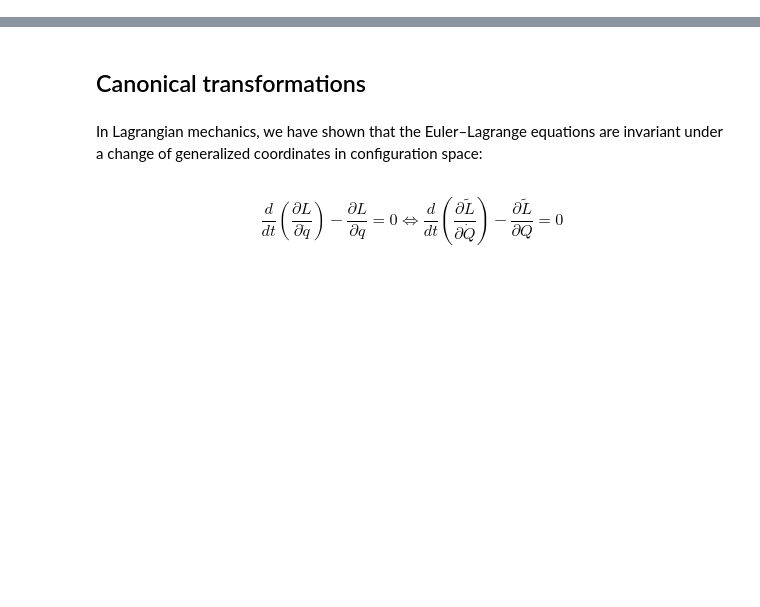
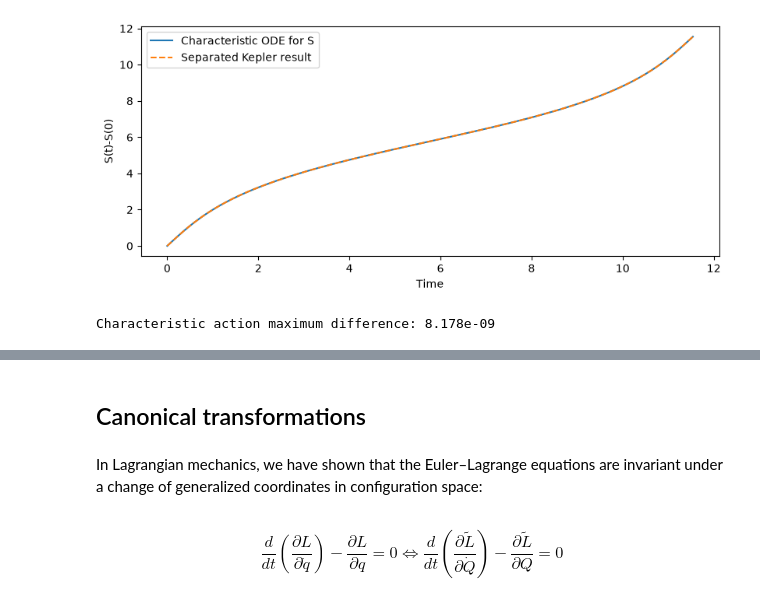
Before and after one commit to kulinskij-tech/ClassMech, a Jupyter notebook: ClassMech_Python/classmech_hamjac.ipynb, the cells around one changed output, grey strips where cells are left out. Drawn from its saved outputs; the diff is of its cells as text; code cells hidden in the pictures; blank space fills up the shorter version.

```diff
--- a/ClassMech_Python/classmech_hamjac.ipynb
+++ b/ClassMech_Python/classmech_hamjac.ipynb
@@ -4,0 +318,24 @@
+# %%
+from scipy.optimize import brentq
+
+def hj_characteristic_with_action(t,state):
+    x,y,px,py,action=state
+    r=np.hypot(x,y)
+    return [px,py,-x/r**3,-y/r**3,(px**2+py**2)/2+1/r]
+
+hj_action_times=np.linspace(0,hj_period,801)
+hj_action_sol=solve_ivp(hj_characteristic_with_action,(0,hj_period),[hj_rperi,0,0,hj_vperi,0],t_eval=hj_action_times,rtol=1e-10,atol=1e-12)
+assert hj_action_sol.success
+hj_mean=hj_action_times/hj_a**1.5
+hj_anomaly=np.array([brentq(lambda u:u-hj_e*np.sin(u)-M,0,2*np.pi) if 0<M<2*np.pi else M for M in hj_mean])
+hj_action_exact=np.sqrt(hj_a)*(1.5*hj_anomaly+0.5*hj_e*np.sin(hj_anomaly))
+hj_action_error=np.max(np.abs(hj_action_sol.y[4]-hj_action_exact))
+assert hj_action_error<1e-7
+fig,hj_ax=plt.subplots(figsize=(8,3.5),layout='constrained')
+hj_ax.plot(hj_action_times,hj_action_sol.y[4],label='Characteristic ODE for S')
+hj_ax.plot(hj_action_times,hj_action_exact,'--',label='Separated Kepler result')
+hj_ax.set(xlabel='Time',ylabel='S(t)-S(0)');hj_ax.legend();plt.show()
+print(f'Characteristic action maximum difference: {hj_action_error:.3e}')
+# %% [output]
+[figure, added]
+Characteristic action maximum difference: 8.178e-09
```
Also changed, not shown: parts of 16 cells of this notebook, 6 other files.
